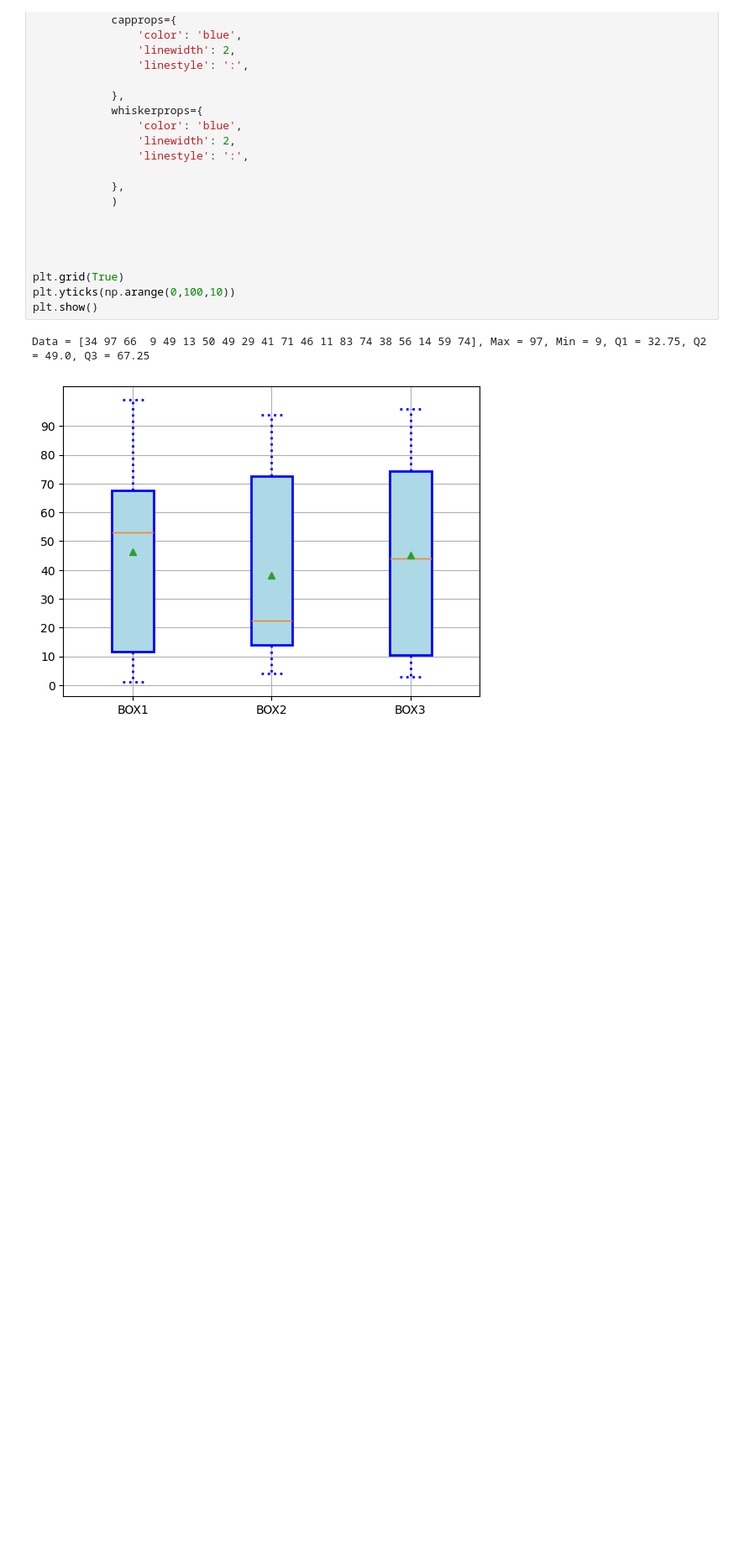
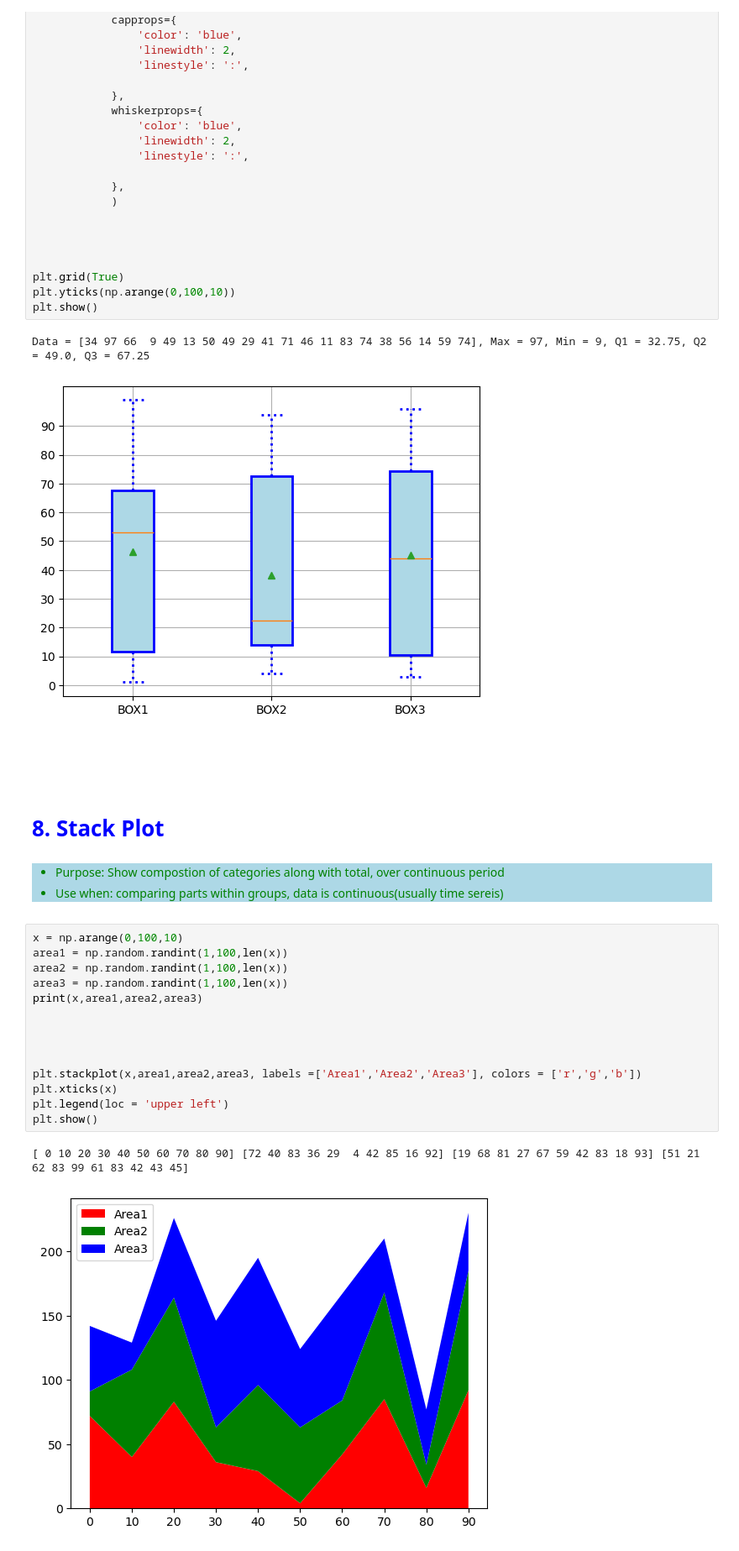
Before and after one commit to Kartika-Nidhi/Libraries_for_DS, a Jupyter notebook: Matplotlib.ipynb, the cells around one changed output. Shown at 84% size. Cells and saved outputs as stored; diff of their text form; blank space fills up the shorter version.

Commit message:
Stack Plot added

```diff
--- a/Matplotlib.ipynb
+++ b/Matplotlib.ipynb
@@ -383,3 +383,34 @@ plt.show()
 # %% [output]
 Data = [34 97 66  9 49 13 50 49 29 41 71 46 11 83 74 38 56 14 59 74], Max = 97, Min = 9, Q1 = 32.75, Q2 = 49.0, Q3 = 67.25
 [figure]
+# %% [markdown]
+<diov>
+# %% [markdown]
+<div>
+# %% [markdown]
+<div>
+# %% [markdown]
+<h1 style = "color:blue">8. Stack Plot
+# %% [markdown]
+<div style = "background-color:lightblue; color:green">
+<ul>
+<li>Purpose: Show compostion of categories along with total, over continuous period</li>
+<li>Use when: comparing parts within groups, data is continuous(usually time sereis)</li>
+</ul>
+# %%
+x = np.arange(0,100,10)
+area1 = np.random.randint(1,100,len(x))
+area2 = np.random.randint(1,100,len(x))
+area3 = np.random.randint(1,100,len(x))
+print(x,area1,area2,area3)
+
+
+
+
+plt.stackplot(x,area1,area2,area3, labels =['Area1','Area2','Area3'], colors = ['r','g','b'])
+plt.xticks(x)
+plt.legend(loc = 'upper left')
+plt.show()
+# %% [output]
+[ 0 10 20 30 40 50 60 70 80 90] [72 40 83 36 29  4 42 85 16 92] [19 68 81 27 67 59 42 83 18 93] [51 21 62 83 99 61 83 42 43 45]
+[figure, added]
```
